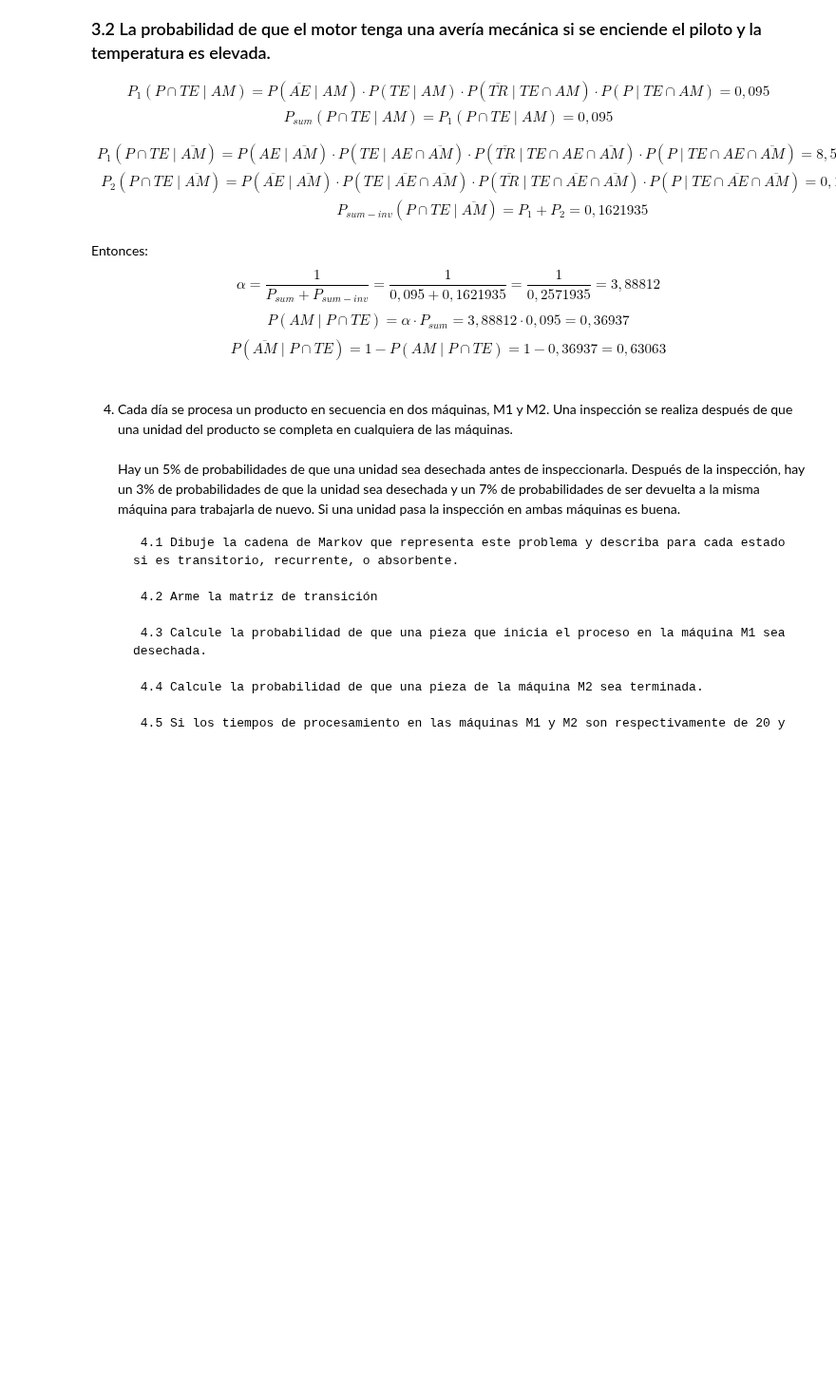
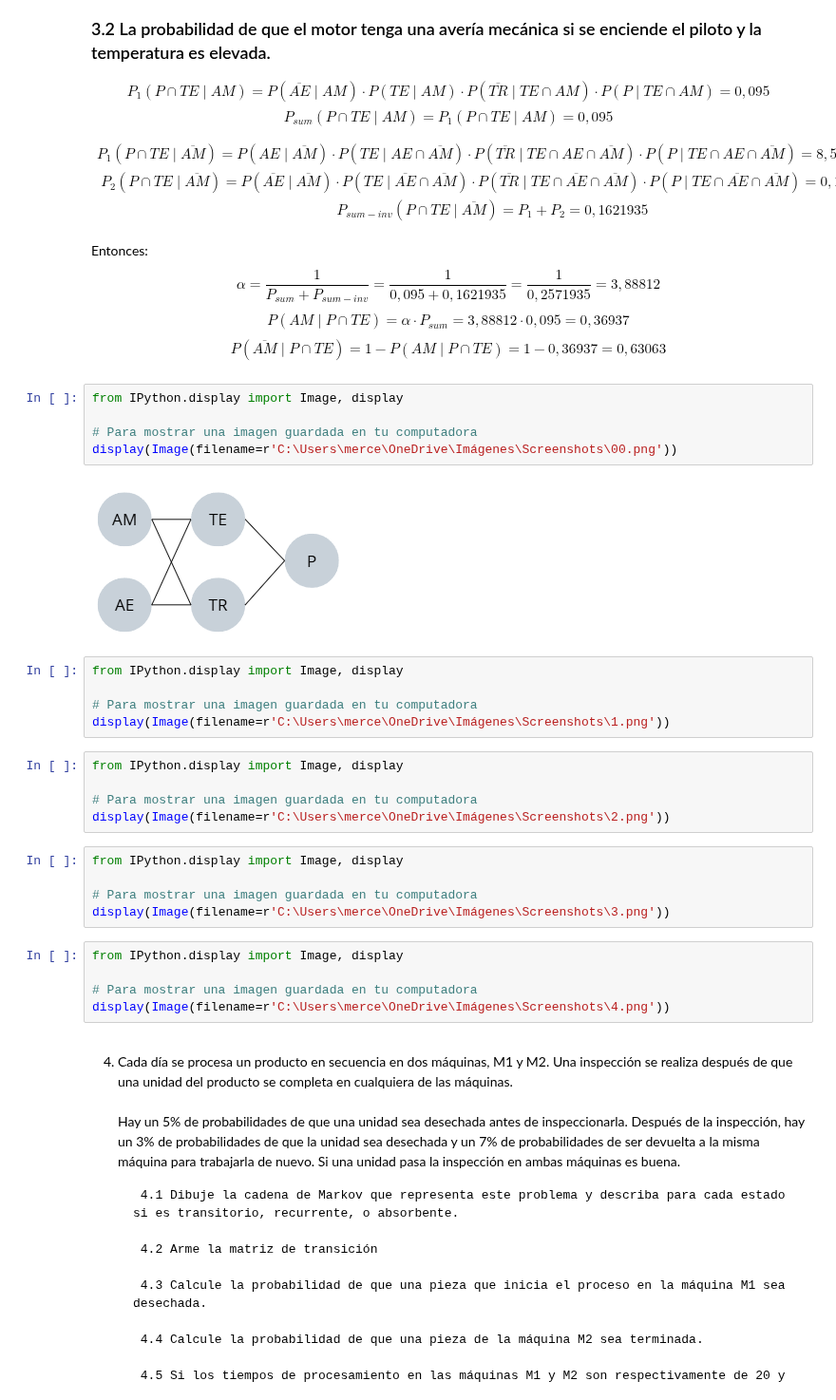
Before and after one commit to Mercedesf/Grupo4-IA1, a Jupyter notebook: TP5/TP5.ipynb, the cells around one changed output. Shown at 95% size. Saved outputs shown, nothing was run; the diff lists cells and outputs as text; blank space fills up the shorter version.

```diff
--- a/TP5/TP5.ipynb
+++ b/TP5/TP5.ipynb
@@ -161,6 +161,33 @@ Entonces:
 $$ \alpha = \frac{1}{P_{sum}+P_{sum-inv}} = \frac{1}{0,095 + 0,1621935} = \frac{1}{0,2571935} = 3,88812 $$
 $$ P(AM \mid P \cap TE) = \alpha \cdot P_{sum} = 3,88812 \cdot 0,095 = 0,36937 $$
 $$ P(\overline{AM} \mid P \cap TE) = 1 - P(AM \mid P \cap TE) = 1 - 0,36937 = 0,63063 $$
+# %%
+from IPython.display import Image, display
+
+# Para mostrar una imagen guardada en tu computadora
+display(Image(filename=r'C:\Users\merce\OneDrive\Imágenes\Screenshots\00.png'))
+# %% [output]
+[figure, added]
+# %%
+from IPython.display import Image, display
+
+# Para mostrar una imagen guardada en tu computadora
+display(Image(filename=r'C:\Users\merce\OneDrive\Imágenes\Screenshots\1.png'))
+# %%
+from IPython.display import Image, display
+
+# Para mostrar una imagen guardada en tu computadora
+display(Image(filename=r'C:\Users\merce\OneDrive\Imágenes\Screenshots\2.png'))
+# %%
+from IPython.display import Image, display
+
+# Para mostrar una imagen guardada en tu computadora
+display(Image(filename=r'C:\Users\merce\OneDrive\Imágenes\Screenshots\3.png'))
+# %%
+from IPython.display import Image, display
+
+# Para mostrar una imagen guardada en tu computadora
+display(Image(filename=r'C:\Users\merce\OneDrive\Imágenes\Screenshots\4.png'))
 # %% [markdown]
 4. Cada día se procesa un producto en secuencia en dos máquinas, M1 y M2. Una inspección se realiza después de que una unidad del producto se completa en cualquiera de las máquinas.
 <br><br>Hay un 5% de probabilidades de que una unidad sea desechada antes de inspeccionarla. Después de la inspección, hay un 3% de probabilidades de que la unidad sea desechada y un 7% de probabilidades de ser devuelta a la misma máquina para trabajarla
```
